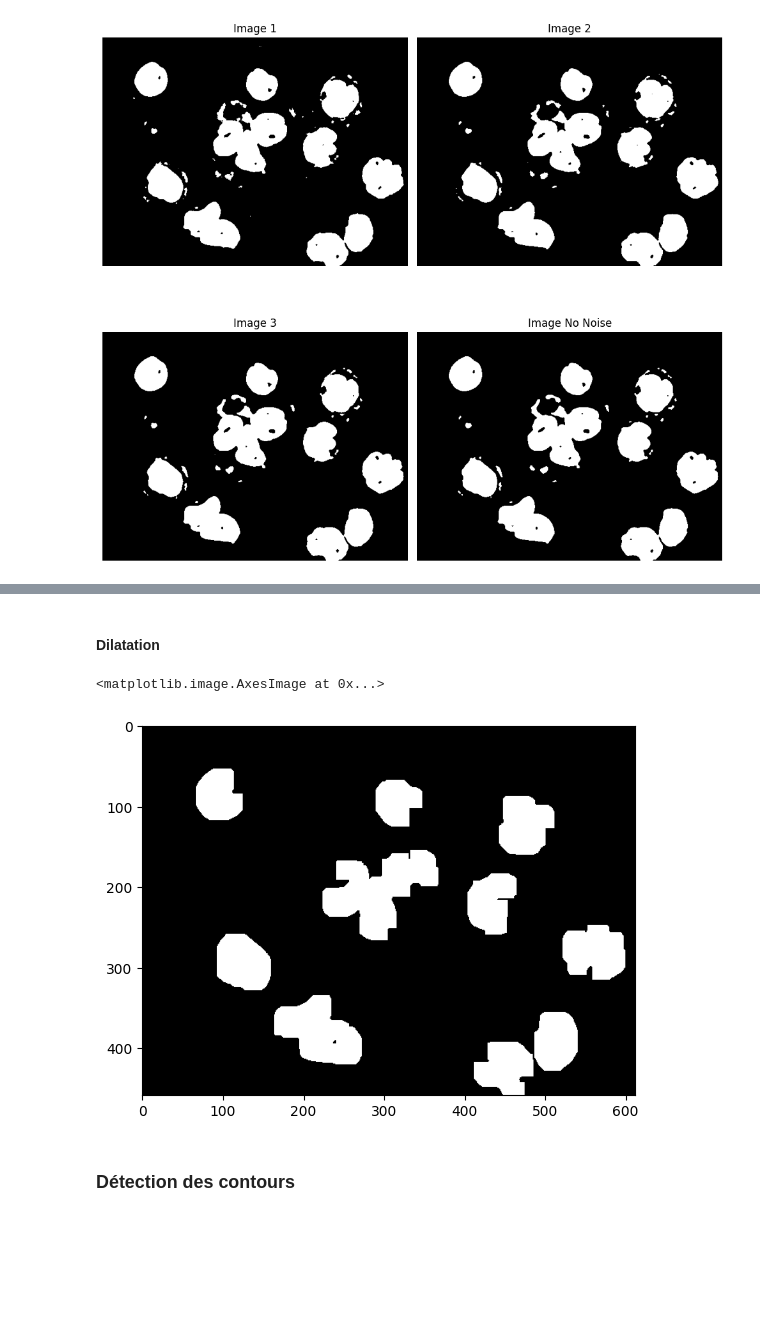
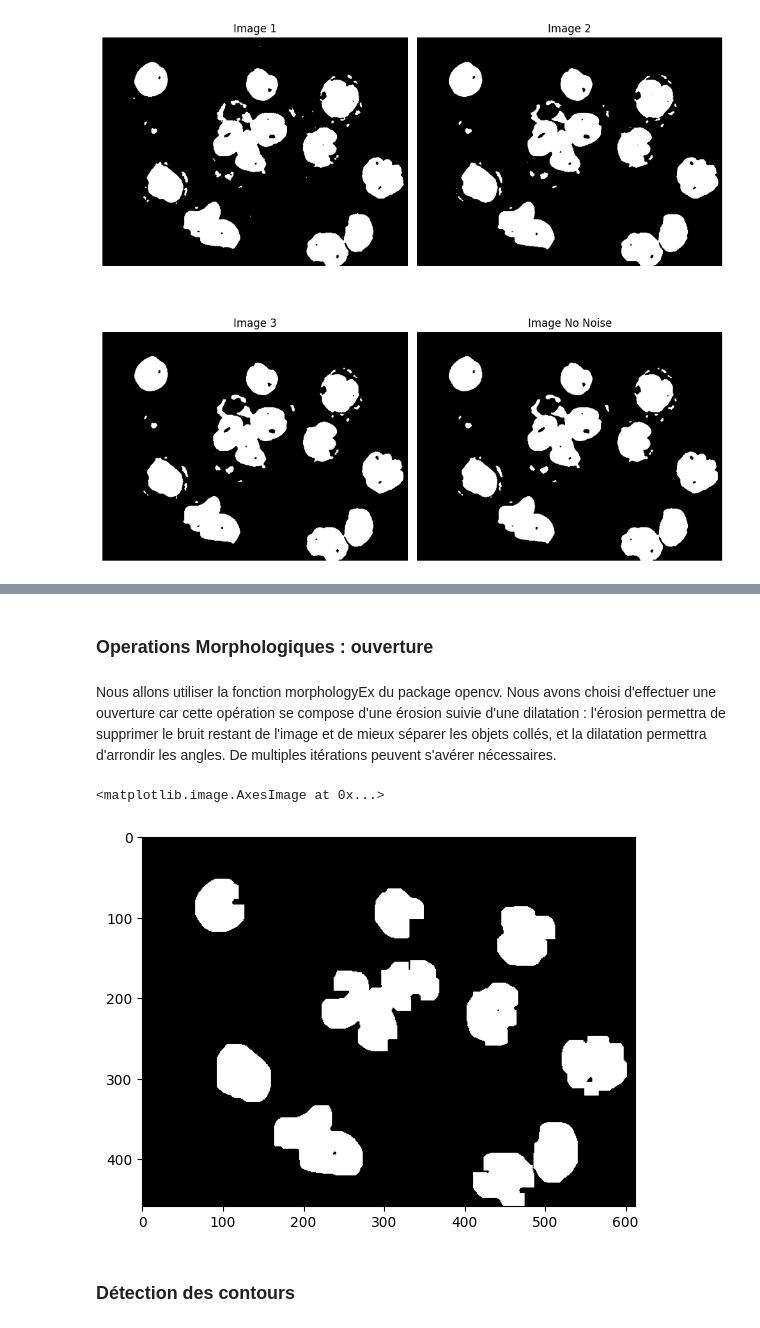
Before and after one commit to Nomnelle/computer_vision_finals, a Jupyter notebook: Partie_2/tp_not_part2.ipynb, the cells around one changed output, grey strips where cells are left out. Drawn from its saved outputs; the diff is of its cells as text; code cells hidden in the pictures; blank space fills up the shorter version.

```diff
--- a/Partie_2/tp_not_part2.ipynb
+++ b/Partie_2/tp_not_part2.ipynb
@@ -222,2 +190,0 @@ K_bis = np.array([[0, 1, 0],
-# %% [markdown]
-#### Dilatation
@@ -251,10 +191,14 @@ def dilatation(image, kernel):
+# %% [markdown]
+### Operations Morphologiques : ouverture
+# %% [markdown]
+Nous allons utiliser la fonction morphologyEx du package opencv. Nous avons choisi d'effectuer une ouverture car cette opération se compose d'une érosion suivie d'une dilatation : l'érosion permettra de supprimer le bruit restant de l'image et de mieux séparer les objets collés, et la dilatation permettra d'arrondir les angles. De multiples itérations peuvent s'avérer nécessaires.
 # %%
 kernel = np.ones((5, 5), np.uint8)  # Increase kernel size
-img1_ouvert = cv2.morphologyEx(img1_otsu, cv2.MORPH_OPEN, K, iterations=10)
+img1_ouvert = cv2.morphologyEx(img1_otsu, cv2.MORPH_OPEN, kernel, iterations=4)
 
 plt.imshow(img1_ouvert, cmap='gray')
 # %% [output]
 <matplotlib.image.AxesImage at 0x...>
-[figure, old version]
+[figure, new version]
 # %% [markdown]
 ### Détection des contours
```
Also changed, not shown: parts of 12 cells of this notebook.
